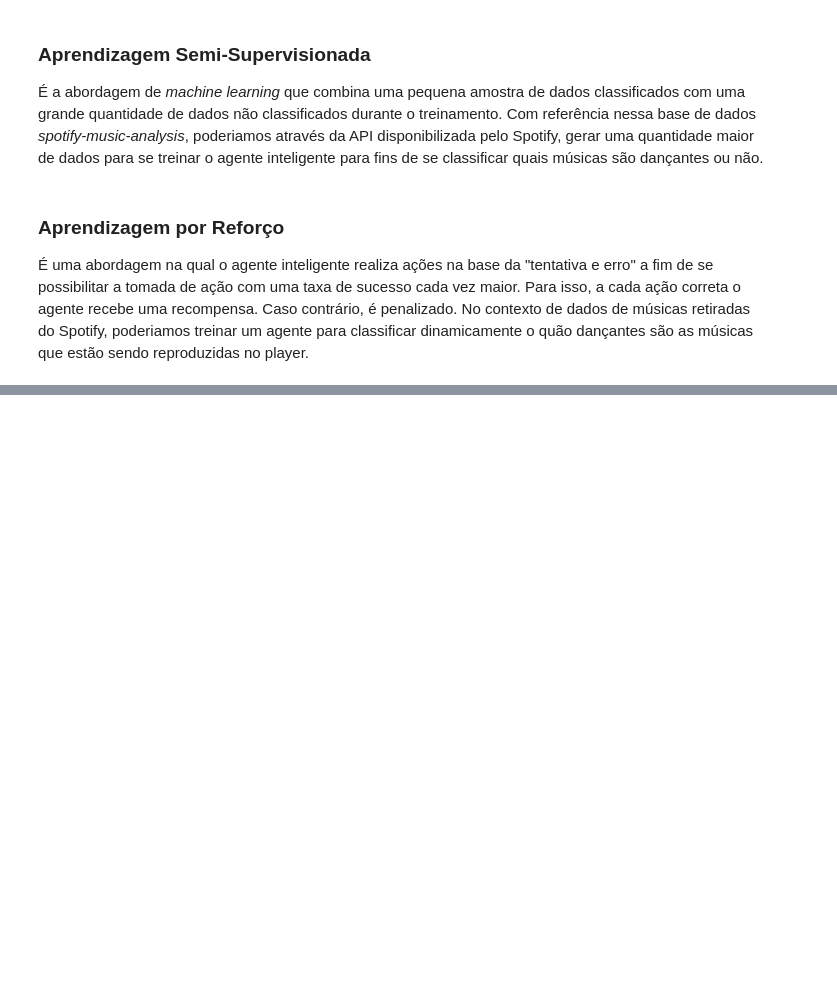
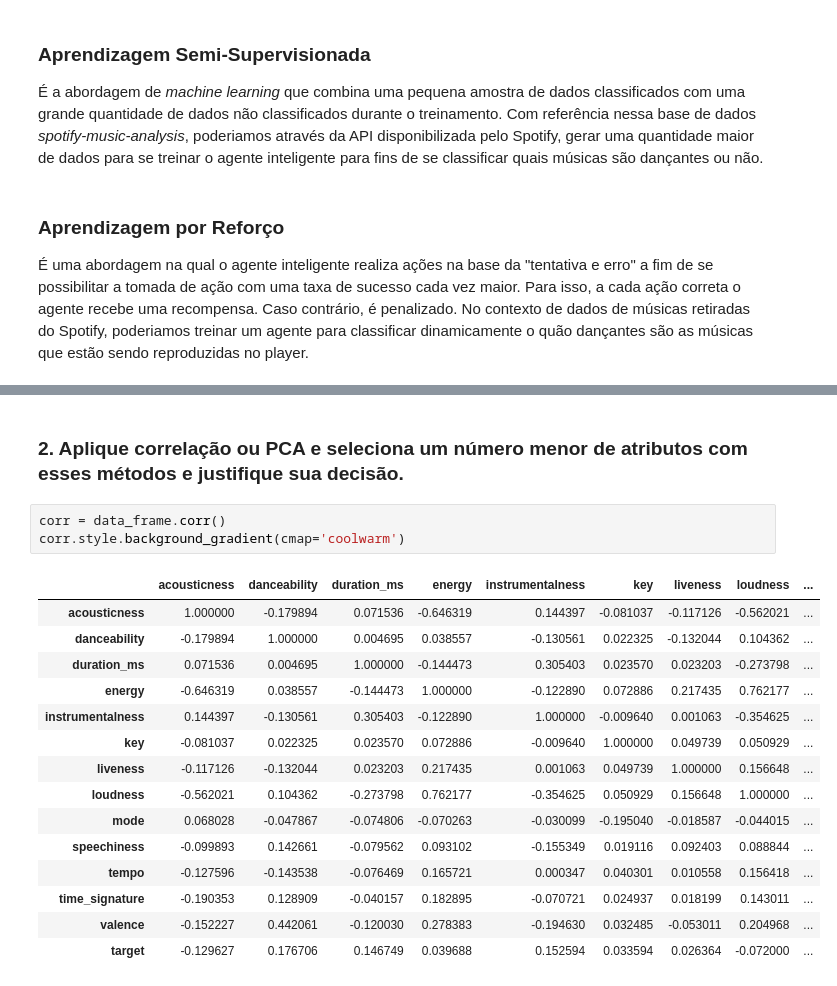
Before and after one commit to olv-c/introduction-to-artificial-intelligence, a Jupyter notebook: first-assignment/notebook/exam-answers-pt_br.ipynb, the cells around one changed output, grey strips where cells are left out. Saved outputs shown, nothing was run; the diff lists cells and outputs as text; blank space fills up the shorter version.

```diff
--- a/first-assignment/notebook/exam-answers-pt_br.ipynb
+++ b/first-assignment/notebook/exam-answers-pt_br.ipynb
@@ -91,0 +115,21 @@ No contexto de dados de músicas retiradas do Spotify, poderiamos treinar um age
+# %% [markdown]
+### 2. Aplique correlação ou PCA e seleciona um número menor de atributos com esses métodos e justifique sua decisão.
+# %%
+corr = data_frame.corr()
+corr.style.background_gradient(cmap='coolwarm')
+# %% [output]
+|  | acousticness | danceability | duration_ms | energy | instrumentalness | key | liveness | loudness | ... |
+| acousticness | 1.000000 | -0.179894 | 0.071536 | -0.646319 | 0.144397 | -0.081037 | -0.117126 | -0.562021 | ... |
+| danceability | -0.179894 | 1.000000 | 0.004695 | 0.038557 | -0.130561 | 0.022325 | -0.132044 | 0.104362 | ... |
+| duration_ms | 0.071536 | 0.004695 | 1.000000 | -0.144473 | 0.305403 | 0.023570 | 0.023203 | -0.273798 | ... |
+| energy | -0.646319 | 0.038557 | -0.144473 | 1.000000 | -0.122890 | 0.072886 | 0.217435 | 0.762177 | ... |
+| instrumentalness | 0.144397 | -0.130561 | 0.305403 | -0.122890 | 1.000000 | -0.009640 | 0.001063 | -0.354625 | ... |
+| key | -0.081037 | 0.022325 | 0.023570 | 0.072886 | -0.009640 | 1.000000 | 0.049739 | 0.050929 | ... |
+| liveness | -0.117126 | -0.132044 | 0.023203 | 0.217435 | 0.001063 | 0.049739 | 1.000000 | 0.156648 | ... |
+| loudness | -0.562021 | 0.104362 | -0.273798 | 0.762177 | -0.354625 | 0.050929 | 0.156648 | 1.000000 | ... |
+| mode | 0.068028 | -0.047867 | -0.074806 | -0.070263 | -0.030099 | -0.195040 | -0.018587 | -0.044015 | ... |
+| speechiness | -0.099893 | 0.142661 | -0.079562 | 0.093102 | -0.155349 | 0.019116 | 0.092403 | 0.088844 | ... |
+| tempo | -0.127596 | -0.143538 | -0.076469 | 0.165721 | 0.000347 | 0.040301 | 0.010558 | 0.156418 | ... |
+| time_signature | -0.190353 | 0.128909 | -0.040157 | 0.182895 | -0.070721 | 0.024937 | 0.018199 | 0.143011 | ... |
+| valence | -0.152227 | 0.442061 | -0.120030 | 0.278383 | -0.194630 | 0.032485 | -0.053011 | 0.204968 | ... |
+| target | -0.129627 | 0.176706 | 0.146749 | 0.039688 | 0.152594 | 0.033594 | 0.026364 | -0.072000 | ... |
```
Also changed, not shown: parts of 18 cells of this notebook.
